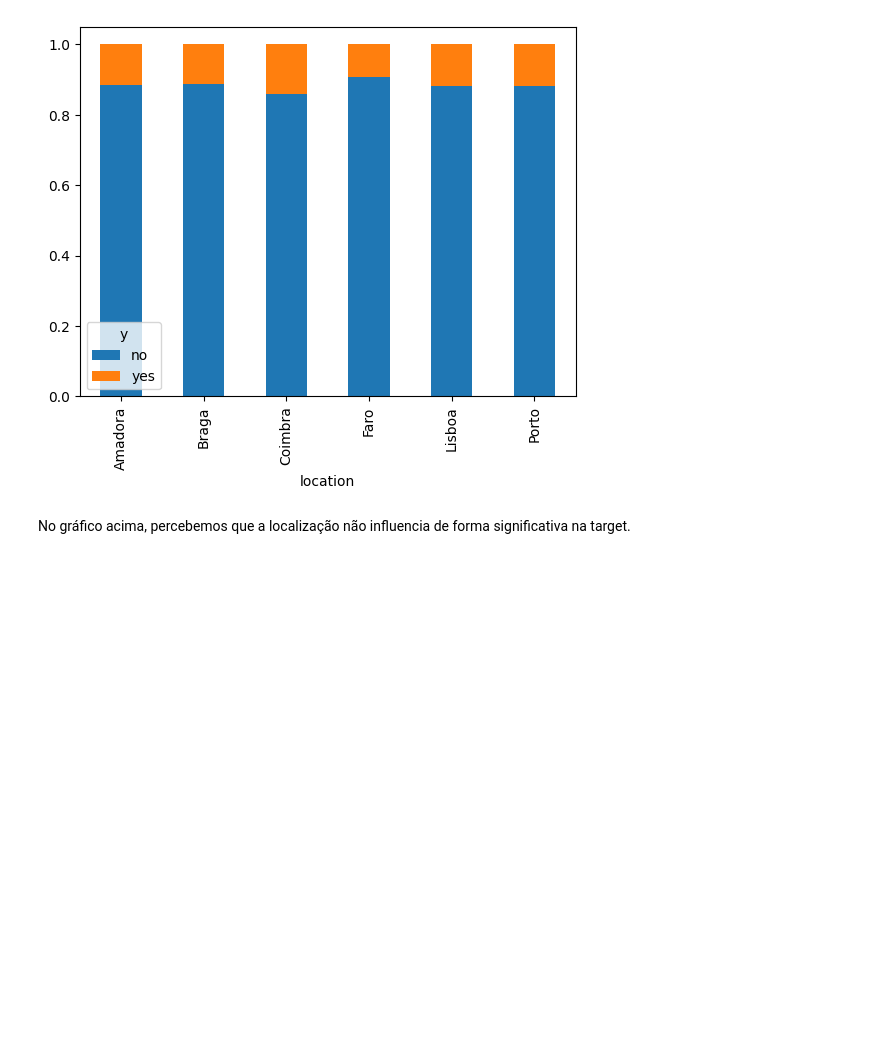
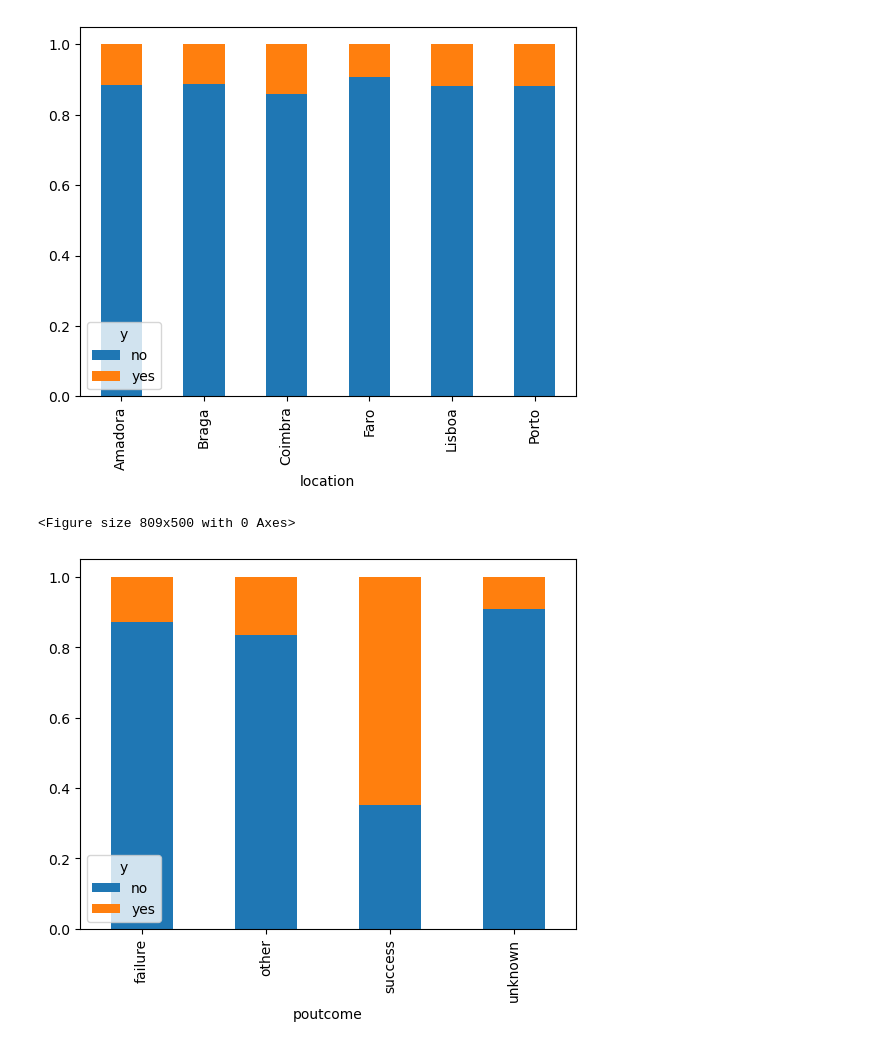
Before and after one commit to ArthurWDamasi0/ProjetoFinalTA, a Jupyter notebook: NovaAnalise.ipynb, the cells around one changed output. Cells and saved outputs as stored; diff of their text form; code cells hidden in the pictures; blank space fills up the shorter version.

```diff
--- a/NovaAnalise.ipynb
+++ b/NovaAnalise.ipynb
@@ -262,5 +170,13 @@ plt.show()
 # %% [output]
 <Figure size 809x500 with 0 Axes>
 [figure]
-# %% [markdown]
-<p>No gráfico acima, percebemos que a localização não influencia de forma significativa na target.</p>
+# %%
+# Apresentação do gráfico percentil em barras da localização em relação ao y:
+plt.figure(figsize = (8.09,5))
+(df.groupby('poutcome')['y'].value_counts(normalize=True)
+   .unstack('y').plot.bar(stacked=True)
+)
+plt.show()
+# %% [output]
+<Figure size 809x500 with 0 Axes>
+[figure, added]
```
Also changed, not shown: parts of 68 cells of this notebook.
